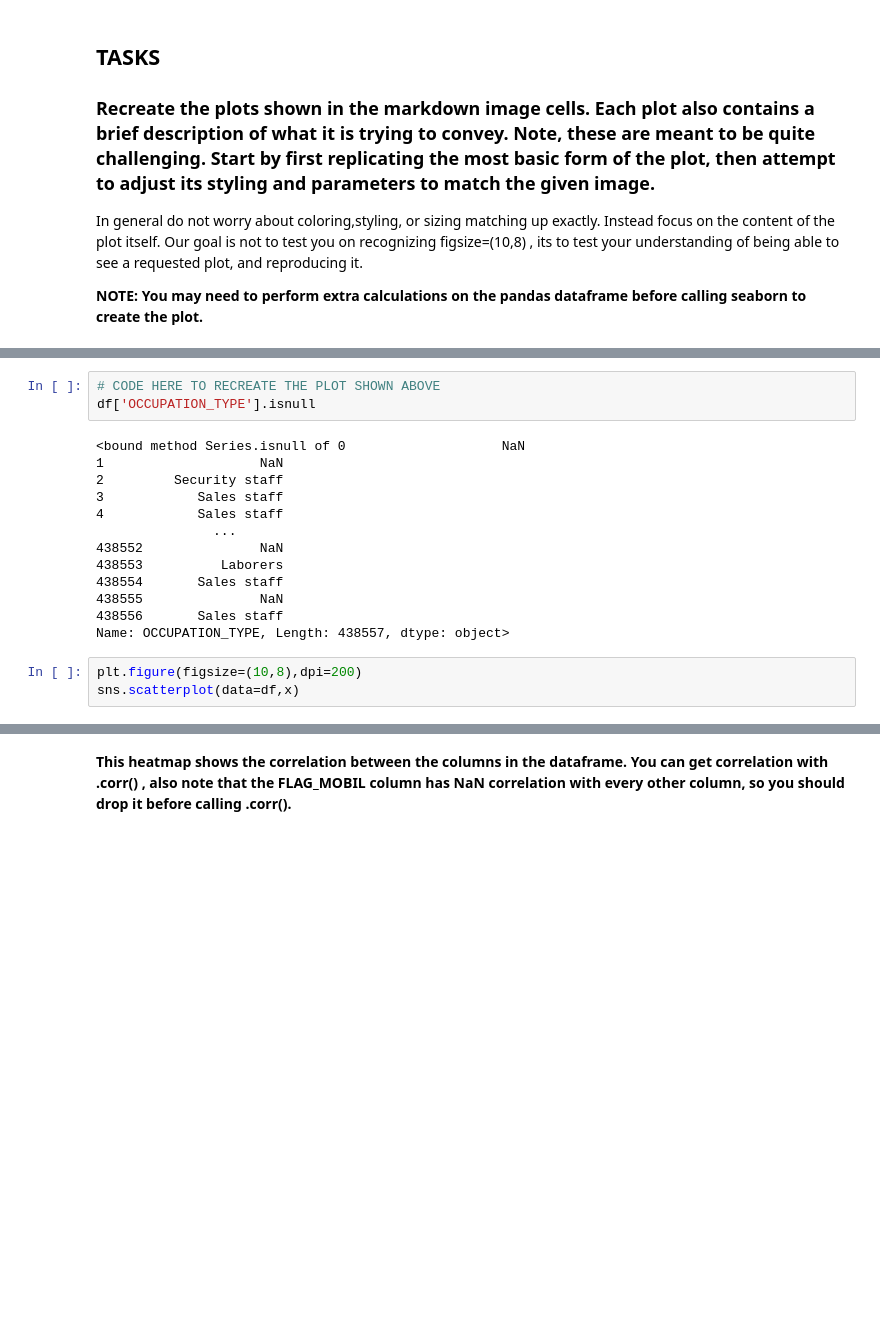
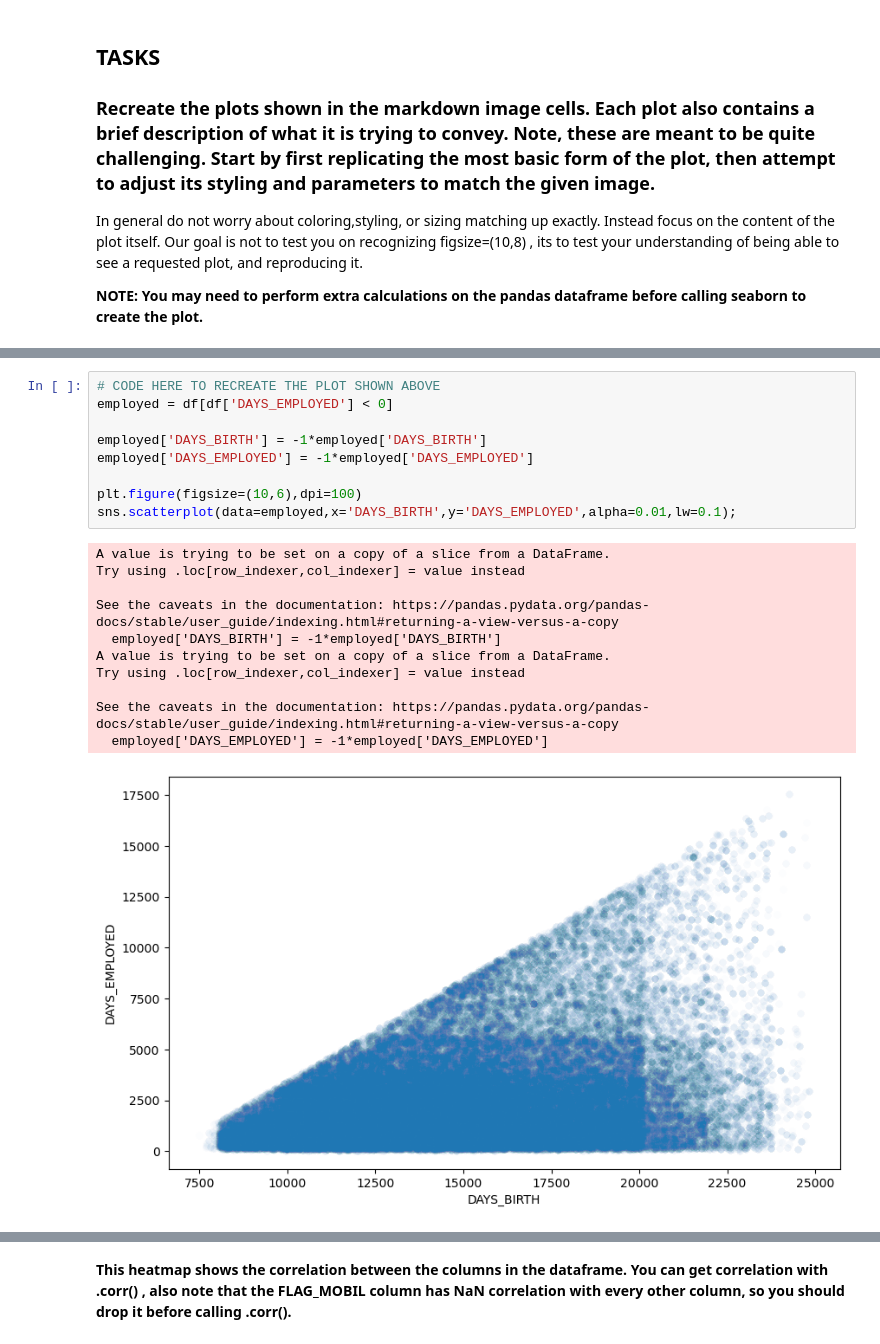
Before and after one commit to calvinlinardy/My-Python-Learning, a Jupyter notebook: Study Stuffs/Udemy Study/Machine Learning/Seaborn/Seaborn Exercise.ipynb, the cells around one changed output, grey strips where cells are left out. Saved outputs shown, nothing was run; the diff lists cells and outputs as text; blank space fills up the shorter version.

```diff
--- a/Study Stuffs/Udemy Study/Machine Learning/Seaborn/Seaborn Exercise.ipynb
+++ b/Study Stuffs/Udemy Study/Machine Learning/Seaborn/Seaborn Exercise.ipynb
@@ -174,25 +184,27 @@ In general do not worry about coloring,styling, or sizing matching up exactly. I
 **The scatterplot attempts to show the relationship between the days employed versus the age of the person (DAYS_BIRTH) for people who were not unemployed. Note, to reproduce this chart you must remove unemployed people from the dataset first. Also note the sign of the axis, they are both transformed to be positive. Finally, feel free to adjust the *alpha* and *linewidth* parameters in the scatterplot since there are so many points stacked on top of each other.**
 
 <img src="task_one.jpg">
-# %%
-# CODE HERE TO RECREATE THE PLOT SHOWN ABOVE
-df['OCCUPATION_TYPE'].isnull
-# %% [output]
-<bound method Series.isnull of 0                    NaN
-1                    NaN
-2         Security staff
-3            Sales staff
-4            Sales staff
-               ...
-438552               NaN
-438553          Laborers
-438554       Sales staff
-438555               NaN
-438556       Sales staff
-Name: OCCUPATION_TYPE, Length: 438557, dtype: object>
-# %%
-plt.figure(figsize=(10,8),dpi=200)
-sns.scatterplot(data=df,x)
+# %%
+# CODE HERE TO RECREATE THE PLOT SHOWN ABOVE
+employed = df[df['DAYS_EMPLOYED'] < 0]
+
+employed['DAYS_BIRTH'] = -1*employed['DAYS_BIRTH']
+employed['DAYS_EMPLOYED'] = -1*employed['DAYS_EMPLOYED']
+
+plt.figure(figsize=(10,6),dpi=100)
+sns.scatterplot(data=employed,x='DAYS_BIRTH',y='DAYS_EMPLOYED',alpha=0.01,lw=0.1);
+# %% [output]
+A value is trying to be set on a copy of a slice from a DataFrame.
+Try using .loc[row_indexer,col_indexer] = value instead
+
+See the caveats in the documentation: https://pandas.pydata.org/pandas-docs/stable/user_guide/indexing.html#returning-a-view-versus-a-copy
+  employed['DAYS_BIRTH'] = -1*employed['DAYS_BIRTH']
+A value is trying to be set on a copy of a slice from a DataFrame.
+Try using .loc[row_indexer,col_indexer] = value instead
+
+See the caveats in the documentation: https://pandas.pydata.org/pandas-docs/stable/user_guide/indexing.html#returning-a-view-versus-a-copy
+  employed['DAYS_EMPLOYED'] = -1*employed['DAYS_EMPLOYED']
+[figure, added]
 # %% [markdown]
 -----
 ### TASK: Recreate the Distribution Plot shown below:
```
Also changed, not shown: parts of 10 cells of this notebook, 3 other files.
